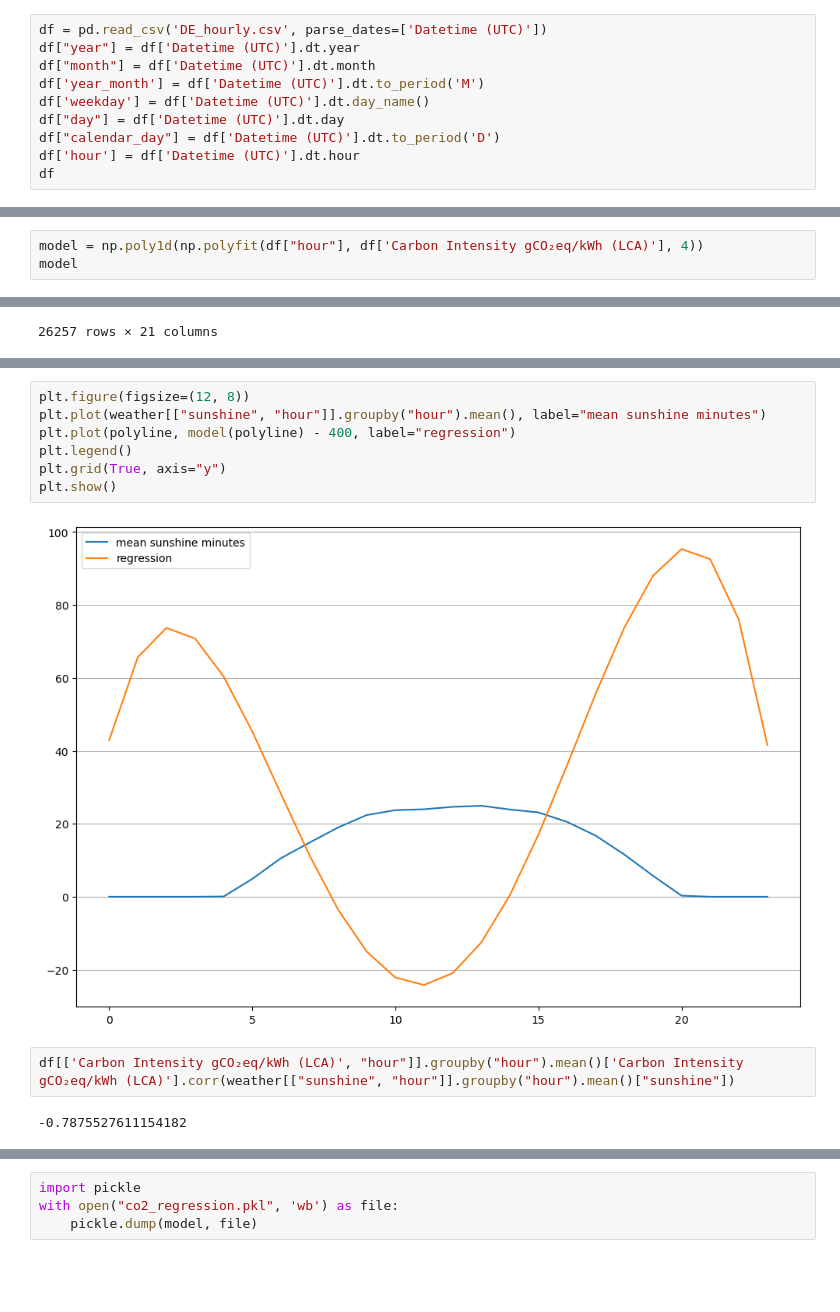
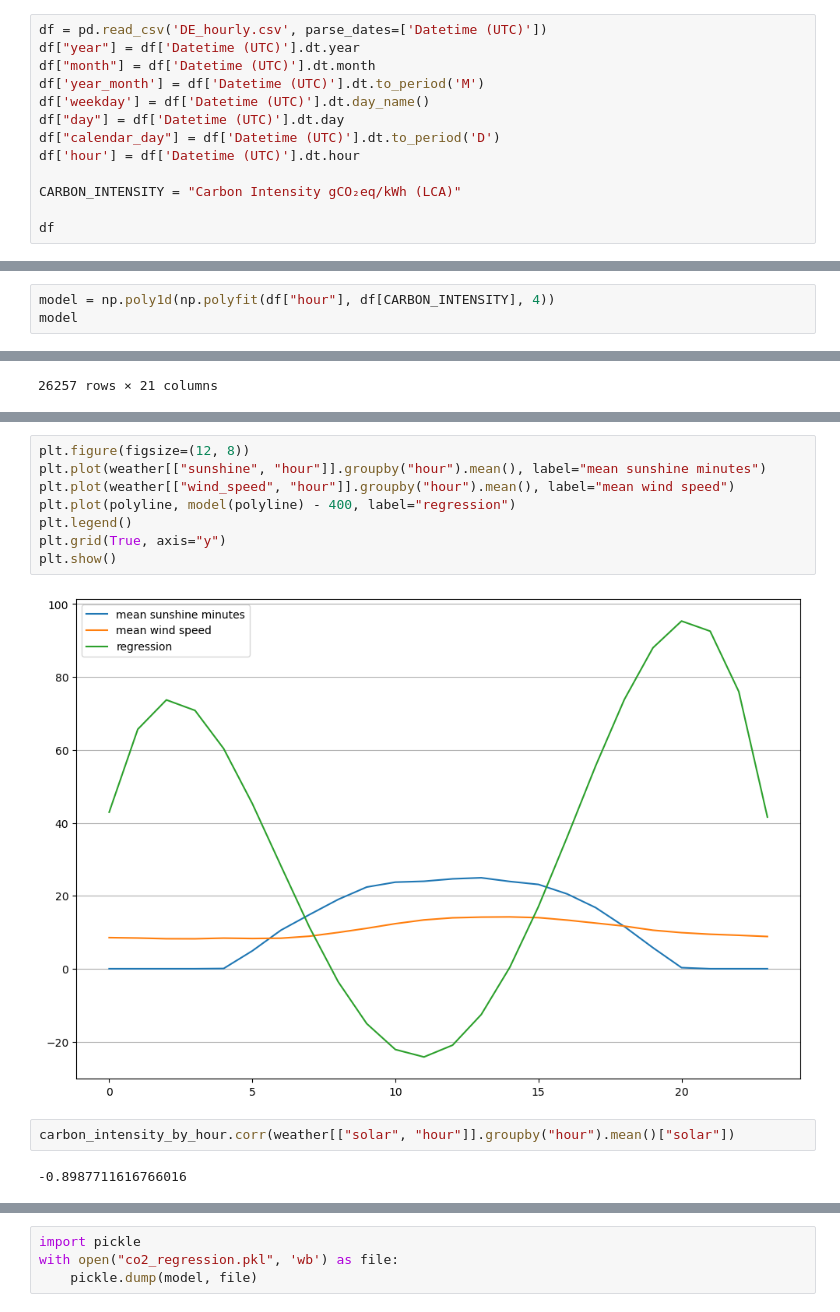
Before and after one commit to pgenergy/ml-api, a Jupyter notebook: ml_api/code/training/co2prediction.ipynb, the cells around one changed output, grey strips where cells are left out. Cells and saved outputs as stored; diff of their text form; blank space fills up the shorter version.

```diff
--- a/ml_api/code/training/co2prediction.ipynb
+++ b/ml_api/code/training/co2prediction.ipynb
@@ -18,6 +18,9 @@ df['weekday'] = df['Datetime (UTC)'].dt.day_name()
 df["day"] = df['Datetime (UTC)'].dt.day
 df["calendar_day"] = df['Datetime (UTC)'].dt.to_period('D')
 df['hour'] = df['Datetime (UTC)'].dt.hour
+
+CARBON_INTENSITY = "Carbon Intensity gCO₂eq/kWh (LCA)"
+
 df
 # %% [output]
 |  | Datetime (UTC) | Country | Zone Name | Zone Id | Carbon Intensity gCO₂eq/kWh (direct) | Carbon Intensity gCO₂eq/kWh (LCA) | ... |
@@ -253,7 +272,7 @@ plt.show()
 # %% [markdown]
 ## Regression
 # %%
-model = np.poly1d(np.polyfit(df["hour"], df['Carbon Intensity gCO₂eq/kWh (LCA)'], 4))
+model = np.poly1d(np.polyfit(df["hour"], df[CARBON_INTENSITY], 4))
 model
 # %% [output]
 poly1d([-1.62706371e-02,  7.23456074e-01, -9.40148594e+00,  3.14329930e+01,
@@ -297,13 +345,14 @@ weather
 # %%
 plt.figure(figsize=(12, 8))
 plt.plot(weather[["sunshine", "hour"]].groupby("hour").mean(), label="mean sunshine minutes")
+plt.plot(weather[["wind_speed", "hour"]].groupby("hour").mean(), label="mean wind speed")
 plt.plot(polyline, model(polyline) - 400, label="regression")
 plt.legend()
 plt.grid(True, axis="y")
 plt.show()
 # %% [output]
-[figure, old version]
+[figure, new version]
 # %%
-df[['Carbon Intensity gCO₂eq/kWh (LCA)', "hour"]].groupby("hour").mean()['Carbon Intensity gCO₂eq/kWh (LCA)'].corr(weather[["sunshine", "hour"]].groupby("hour").mean()["sunshine"])
+carbon_intensity_by_hour.corr(weather[["solar", "hour"]].groupby("hour").mean()["solar"])
 # %% [output]
--0.7875527611154182
+-0.8987711616766016
```
Also changed, not shown: parts of 87 cells of this notebook.
